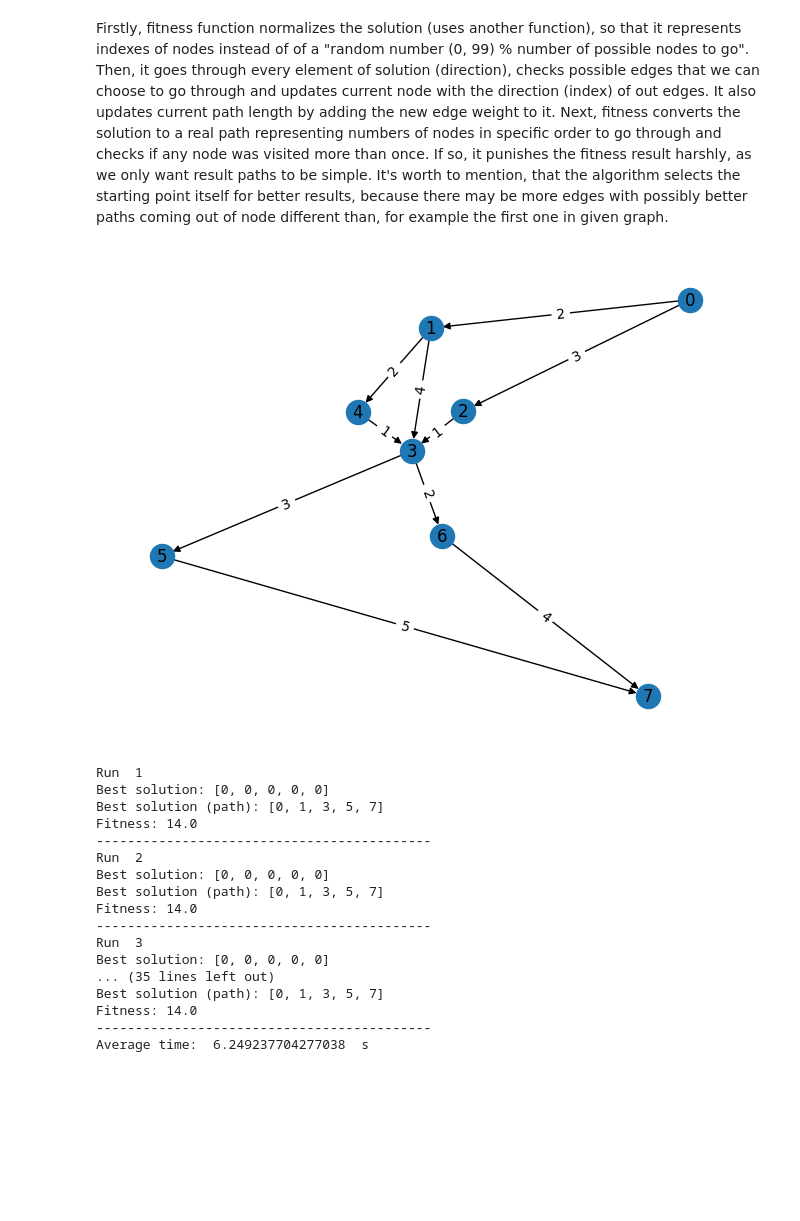
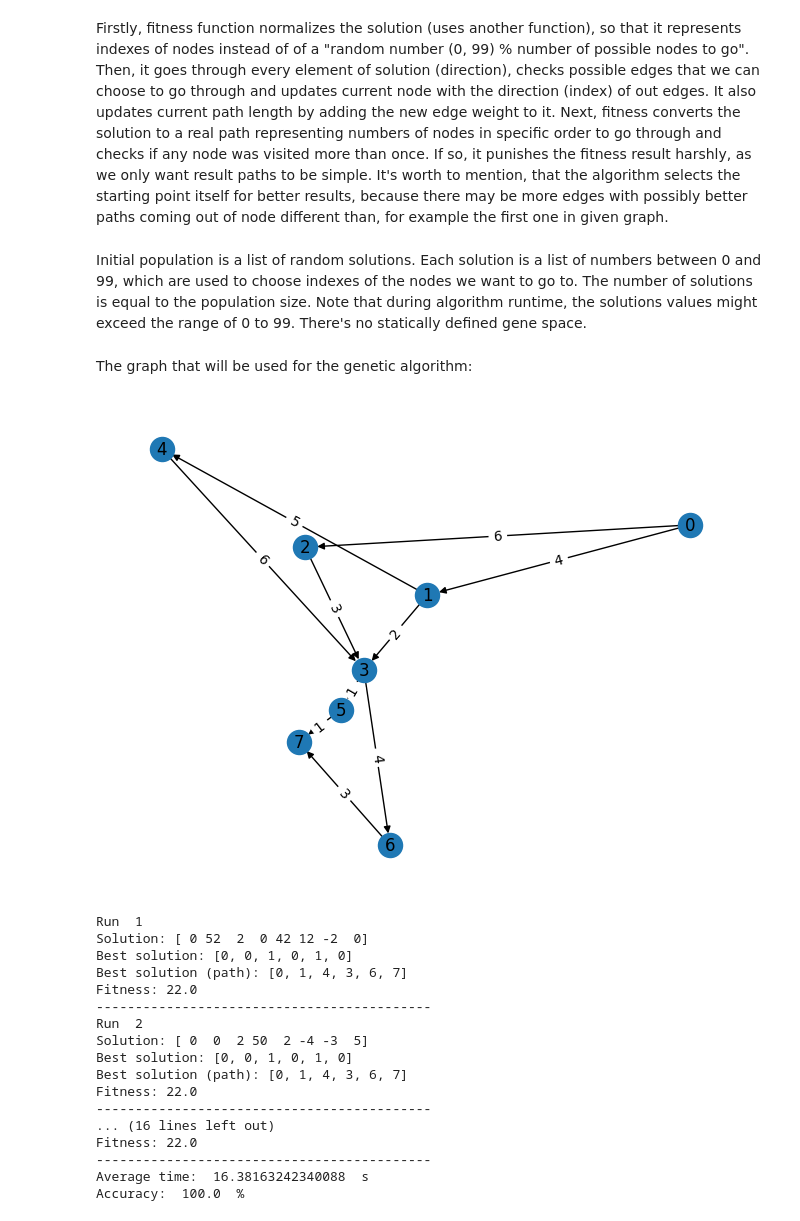
Before and after one commit to Karol-Wisniewski/ComputationalIntelligence, a Jupyter notebook: Project/LongestPathProblem.ipynb, the cells around one changed output. Saved outputs shown, nothing was run; the diff lists cells and outputs as text; code cells hidden in the pictures; blank space fills up the shorter version.

Commit message:
Changed parameters, added accuracy check

```diff
--- a/Project/LongestPathProblem.ipynb
+++ b/Project/LongestPathProblem.ipynb
@@ -41,13 +41,13 @@ Implementation of a medium directed graph with 16 nodes.
 G_medium = nx.DiGraph()
 
 # Adding nodes
-G_medium.add_nodes_from(range(16))
+G_medium.add_nodes_from(range(14))
 
 # Adding edges with random weights between 1 and 5
-for i in range(15):
-    for j in range(i+1, 16):
+for i in range(13):
+    for j in range(i+1, 14):
         if random.random() < 0.3:
-            weight = random.randint(1, 5)
+            weight = random.randint(1, 6)
             G_medium.add_edge(i, j, weight=weight)
 
 # Finding the longest simple path
@@ -62,13 +62,13 @@ Implementation of a large directed graph with 30 nodes.
 G_large = nx.DiGraph()
 
 # Adding nodes
-G_large.add_nodes_from(range(30))
+G_large.add_nodes_from(range(20))
 
 # Adding edges with random weights between 1 and 5
-for i in range(29):
-    for j in range(i+1, 30):
+for i in range(19):
+    for j in range(i+1, 20):
         if random.random() > 0.4:
-            weight = random.randint(1, 5)
+            weight = random.randint(1, 6)
             G_large.add_edge(i, j, weight=weight)
 
 # Finding the longest simple path
@@ -160,6 +160,8 @@ def generate_fitness_function(graph):
 
         return fitness
     return fitness_function
+# %% [markdown]
+Initial population is a list of random solutions. Each solution is a list of numbers between 0 and 99, which are used to choose indexes of the nodes we want to go to. The number of solutions is equal to the population size. Note that during algorithm runtime, the solutions values might exceed the range of 0 to 99. There's no statically defined gene space.
 # %%
 # Define the initial population
 def create_population(pop_size, nodes_count):
@@ -169,66 +171,74 @@ def create_population(pop_size, nodes_count):
 
 number_of_nodes = 10
+# %% [markdown]
+The graph that will be used for the genetic algorithm:
 # %%
 # graph = generate_digraph(number_of_nodes)
 graph = G_small
 # %%
 times = []
+correct_solutions = 0
+iterations = 5
 draw_digraph(graph)
-for i in range(10):
+for i in range(iterations):
     print("Run ", i+1)
     start = time.time()
-    sol_per_pop = 200
+    sol_per_pop = 500
     ga = pygad.GA(
                 num_generations=1000,
                 num_parents_mating=10,
                 fitness_func=generate_fitness_function(graph),
                 sol_per_pop=sol_per_pop,
                 num_genes=len(graph.nodes),
-                crossover_type=None,
+                crossover_type=None, # We don't want to use crossover as it will mess up the path. We fully rely on mutation
                 mutation_type="random",
-                # parent_selection_type = "tournament",
-                # mutation_num_genes=3,
                 initial_population=create_population(sol_per_pop, len(graph.nodes)),
                 gene_type=int,
                 mutation_probability=0.1,
-                # mutation_percent_genes=10
                 random_mutation_max_val=3,
                 random_mutation_min_val=-3,
                 keep_parents=10,
                 )
 
 
     ga.run()
     end = time.time()
     times.append(end - start)
     # Get the best solution
     solution, solution_fitness, _ = ga.best_solution()
+    if list(convert_solution_to_path(graph, solution)) == list(nx.dag_longest_path(graph, weight='weight')):
+        correct_solutions += 1
+
+    print("Solution:", solution)
     print("Best solution:",  normalize_solution(graph, solution))
     print("Best solution (path):",  convert_solution_to_path(graph, solution))
     print("Fitness:", solution_fitness)
     print("-------------------------------------------")
 
 average_time = 0
 for time in times:
     average_time += time
 average_time = average_time / len(times)
 print("Average time: ", average_time, " s")
+# Accuracy is the percentage of times the algorithm found the ideal solution. We check it with the "nx.dag_longest_path" buit-in function.
+accuracy = (correct_solutions / iterations) * 100
+print("Accuracy: ", accuracy, " %")
 # %% [output]
-[figure, old version]
+[figure, new version]
 Run  1
-Best solution: [0, 0, 0, 0, 0]
-Best solution (path): [0, 1, 3, 5, 7]
-Fitness: 14.0
+Solution: [ 0 52  2  0 42 12 -2  0]
+Best solution: [0, 0, 1, 0, 1, 0]
+Best solution (path): [0, 1, 4, 3, 6, 7]
+Fitness: 22.0
 -------------------------------------------
 Run  2
-Best solution: [0, 0, 0, 0, 0]
-Best solution (path): [0, 1, 3, 5, 7]
-Fitness: 14.0
+Solution: [ 0  0  2 50  2 -4 -3  5]
+Best solution: [0, 0, 1, 0, 1, 0]
+Best solution (path): [0, 1, 4, 3, 6, 7]
+Fitness: 22.0
 -------------------------------------------
-Run  3
-Best solution: [0, 0, 0, 0, 0]
-... (35 lines left out)
-Best solution (path): [0, 1, 3, 5, 7]
-Fitness: 14.0
+... (16 lines left out)
+Fitness: 22.0
 -------------------------------------------
-Average time:  6.249237704277038  s
+Average time:  16.38163242340088  s
+Accuracy:  100.0  %
```
Also changed, not shown: parts of 10 cells of this notebook.
